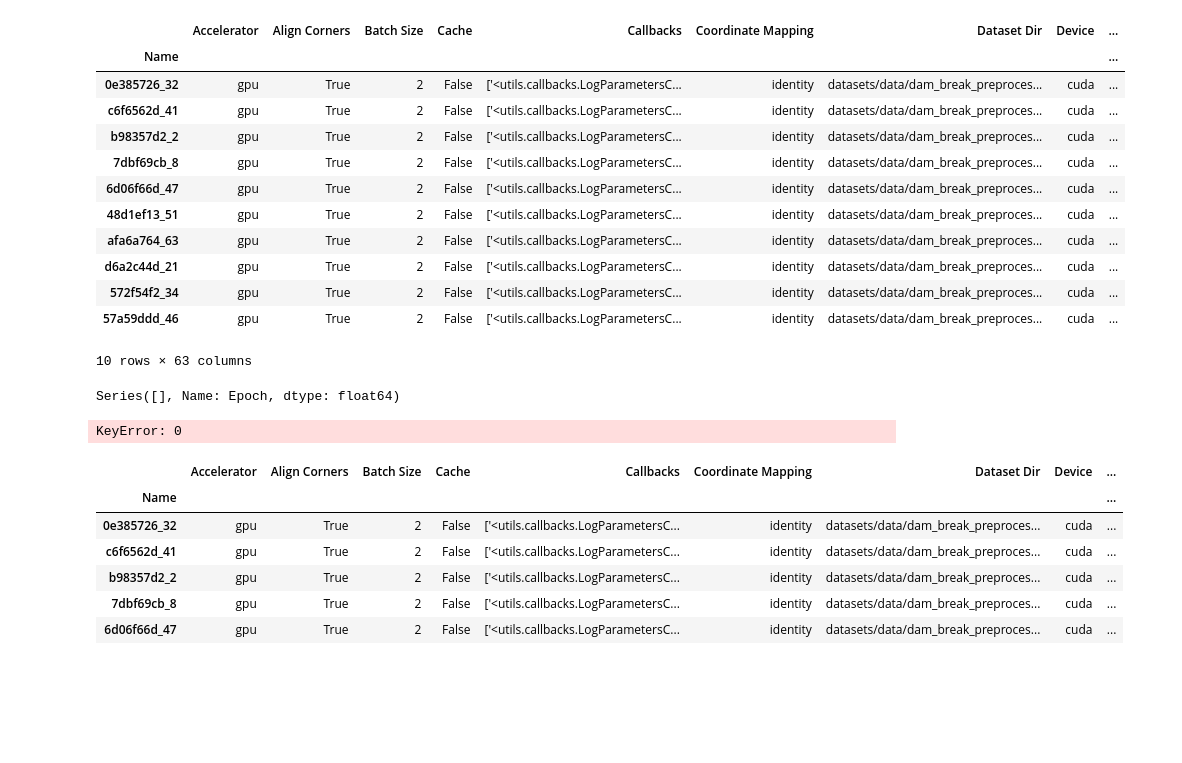
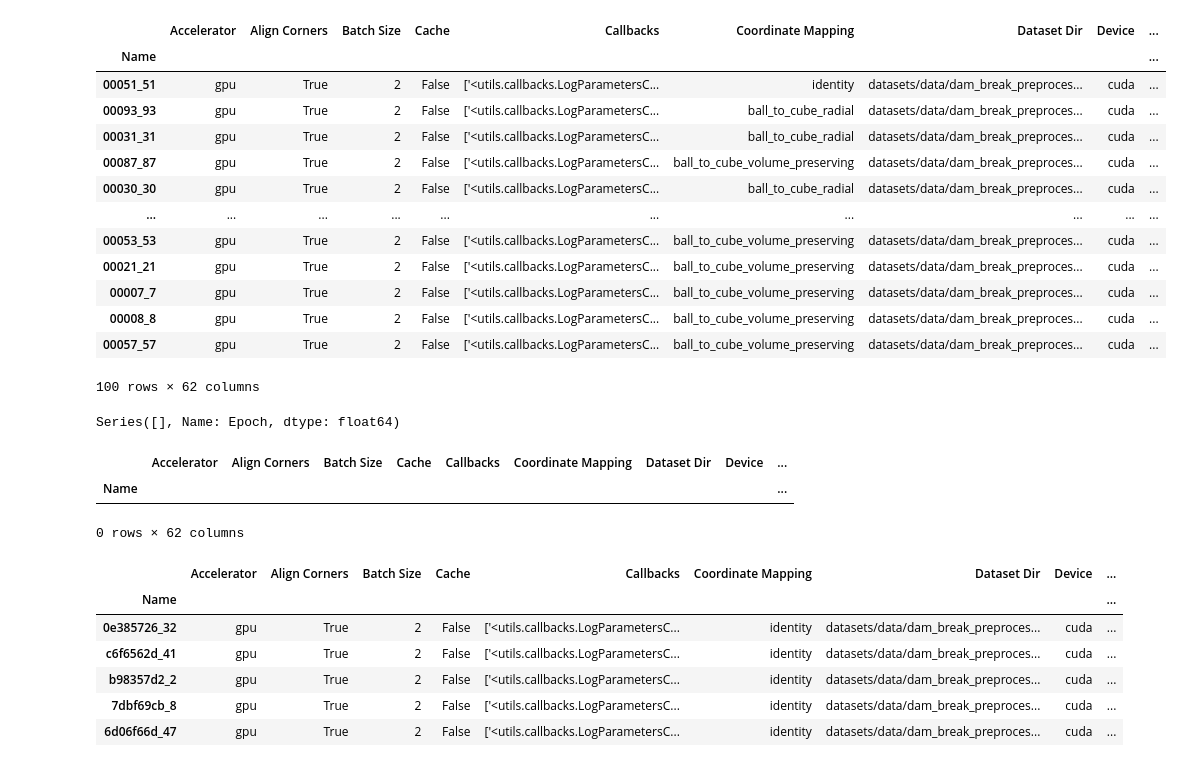
Before and after one commit to anieum/GNNDensityGradients, a Jupyter notebook: notebooks/Evaluation2.ipynb, the cells around one changed output. Drawn from its saved outputs; the diff is of its cells as text; code cells hidden in the pictures; blank space fills up the shorter version.

```diff
--- a/notebooks/Evaluation2.ipynb
+++ b/notebooks/Evaluation2.ipynb
@@ -12,23 +15,24 @@ pio.templates.default = "simple_white"
 # %%
 # sort data by val loss and get best 10
 data = pd.read_csv('collected_data.csv', index_col=0)
 data = data.sort_values(by=['Val Loss'])
-data = data.head(10)
+# data = data.head(10)
 data
 # %% [output]
 |  | Accelerator | Align Corners | Batch Size | Cache | Callbacks | Coordinate Mapping | Dataset Dir | Device | ... |
 | Name |  |  |  |  |  |  |  |  | ... |
-| 0e385726_32 | gpu | True | 2 | False | ['<utils.callbacks.LogParametersC... | identity | datasets/data/dam_break_preproces... | cuda | ... |
-| c6f6562d_41 | gpu | True | 2 | False | ['<utils.callbacks.LogParametersC... | identity | datasets/data/dam_break_preproces... | cuda | ... |
-| b98357d2_2 | gpu | True | 2 | False | ['<utils.callbacks.LogParametersC... | identity | datasets/data/dam_break_preproces... | cuda | ... |
-| 7dbf69cb_8 | gpu | True | 2 | False | ['<utils.callbacks.LogParametersC... | identity | datasets/data/dam_break_preproces... | cuda | ... |
-| 6d06f66d_47 | gpu | True | 2 | False | ['<utils.callbacks.LogParametersC... | identity | datasets/data/dam_break_preproces... | cuda | ... |
-| 48d1ef13_51 | gpu | True | 2 | False | ['<utils.callbacks.LogParametersC... | identity | datasets/data/dam_break_preproces... | cuda | ... |
-| afa6a764_63 | gpu | True | 2 | False | ['<utils.callbacks.LogParametersC... | identity | datasets/data/dam_break_preproces... | cuda | ... |
-| d6a2c44d_21 | gpu | True | 2 | False | ['<utils.callbacks.LogParametersC... | identity | datasets/data/dam_break_preproces... | cuda | ... |
-| 572f54f2_34 | gpu | True | 2 | False | ['<utils.callbacks.LogParametersC... | identity | datasets/data/dam_break_preproces... | cuda | ... |
-| 57a59ddd_46 | gpu | True | 2 | False | ['<utils.callbacks.LogParametersC... | identity | datasets/data/dam_break_preproces... | cuda | ... |
+| 00051_51 | gpu | True | 2 | False | ['<utils.callbacks.LogParametersC... | identity | datasets/data/dam_break_preproces... | cuda | ... |
+| 00093_93 | gpu | True | 2 | False | ['<utils.callbacks.LogParametersC... | ball_to_cube_radial | datasets/data/dam_break_preproces... | cuda | ... |
+| 00031_31 | gpu | True | 2 | False | ['<utils.callbacks.LogParametersC... | ball_to_cube_radial | datasets/data/dam_break_preproces... | cuda | ... |
+| 00087_87 | gpu | True | 2 | False | ['<utils.callbacks.LogParametersC... | ball_to_cube_volume_preserving | datasets/data/dam_break_preproces... | cuda | ... |
+| 00030_30 | gpu | True | 2 | False | ['<utils.callbacks.LogParametersC... | ball_to_cube_radial | datasets/data/dam_break_preproces... | cuda | ... |
+| ... | ... | ... | ... | ... | ... | ... | ... | ... | ... |
+| 00053_53 | gpu | True | 2 | False | ['<utils.callbacks.LogParametersC... | ball_to_cube_volume_preserving | datasets/data/dam_break_preproces... | cuda | ... |
+| 00021_21 | gpu | True | 2 | False | ['<utils.callbacks.LogParametersC... | ball_to_cube_volume_preserving | datasets/data/dam_break_preproces... | cuda | ... |
+| 00007_7 | gpu | True | 2 | False | ['<utils.callbacks.LogParametersC... | ball_to_cube_volume_preserving | datasets/data/dam_break_preproces... | cuda | ... |
+| 00008_8 | gpu | True | 2 | False | ['<utils.callbacks.LogParametersC... | ball_to_cube_volume_preserving | datasets/data/dam_break_preproces... | cuda | ... |
+| 00057_57 | gpu | True | 2 | False | ['<utils.callbacks.LogParametersC... | ball_to_cube_volume_preserving | datasets/data/dam_break_preproces... | cuda | ... |
-10 rows × 63 columns
+100 rows × 62 columns
 # %%
 # map 'Kernel Size' in data onto floored values
 data['Kernel Size'] = data['Kernel Size'].map(lambda x: int(x))
@@ -42,7 +46,9 @@ Series([], Name: Epoch, dtype: float64)
 # %%
 data[data['Step'] != 6000]
 # %% [output]
+|  | Accelerator | Align Corners | Batch Size | Cache | Callbacks | Coordinate Mapping | Dataset Dir | Device | ... |
+| Name |  |  |  |  |  |  |  |  | ... |
-KeyError: 0
+0 rows × 62 columns
 # %%
 data
 # %% [output]
```
Also changed, not shown: parts of 16 cells of this notebook.
